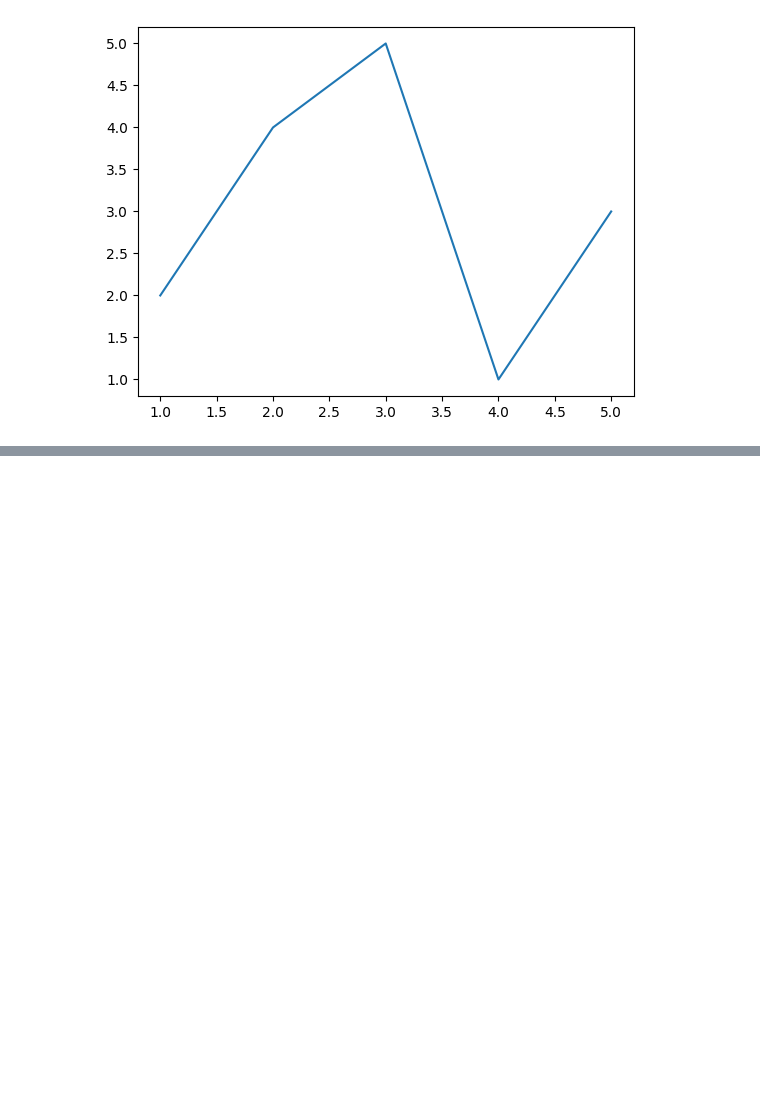
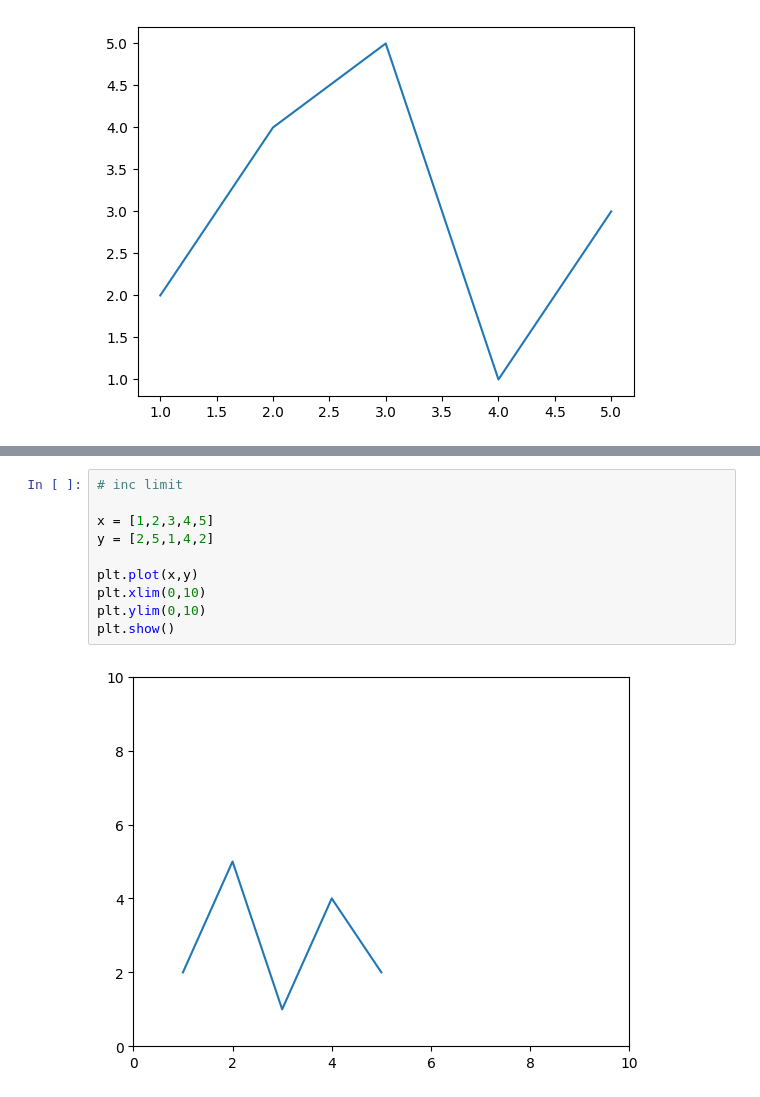
Before and after one commit to Tanay-Dwivedi/DADS-practice, a Jupyter notebook: Python/Matplotlib/matplotlib_practice2.ipynb, the cells around one changed output, grey strips where cells are left out. Saved outputs shown, nothing was run; the diff lists cells and outputs as text; blank space fills up the shorter version.

```diff
--- a/Python/Matplotlib/matplotlib_practice2.ipynb
+++ b/Python/Matplotlib/matplotlib_practice2.ipynb
@@ -495,0 +518,12 @@ plt.show()
+# %%
+# inc limit
+
+x = [1,2,3,4,5]
+y = [2,5,1,4,2]
+
+plt.plot(x,y)
+plt.xlim(0,10)
+plt.ylim(0,10)
+plt.show()
+# %% [output]
+[figure, added]
```
Also changed, not shown: parts of 13 cells of this notebook.
